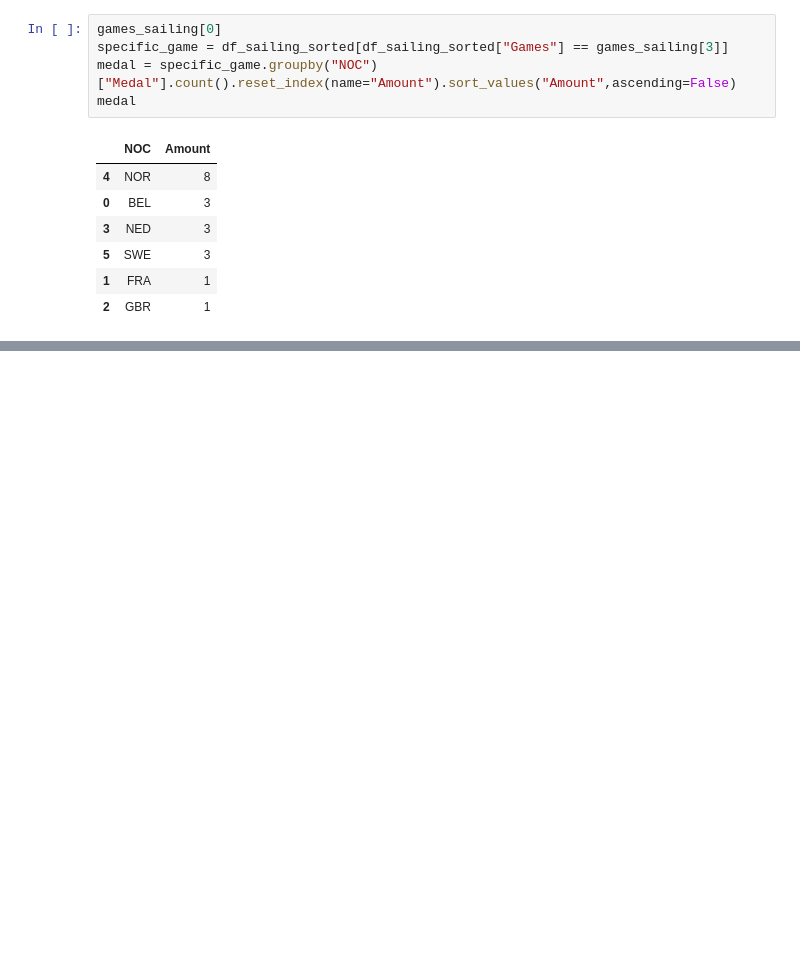
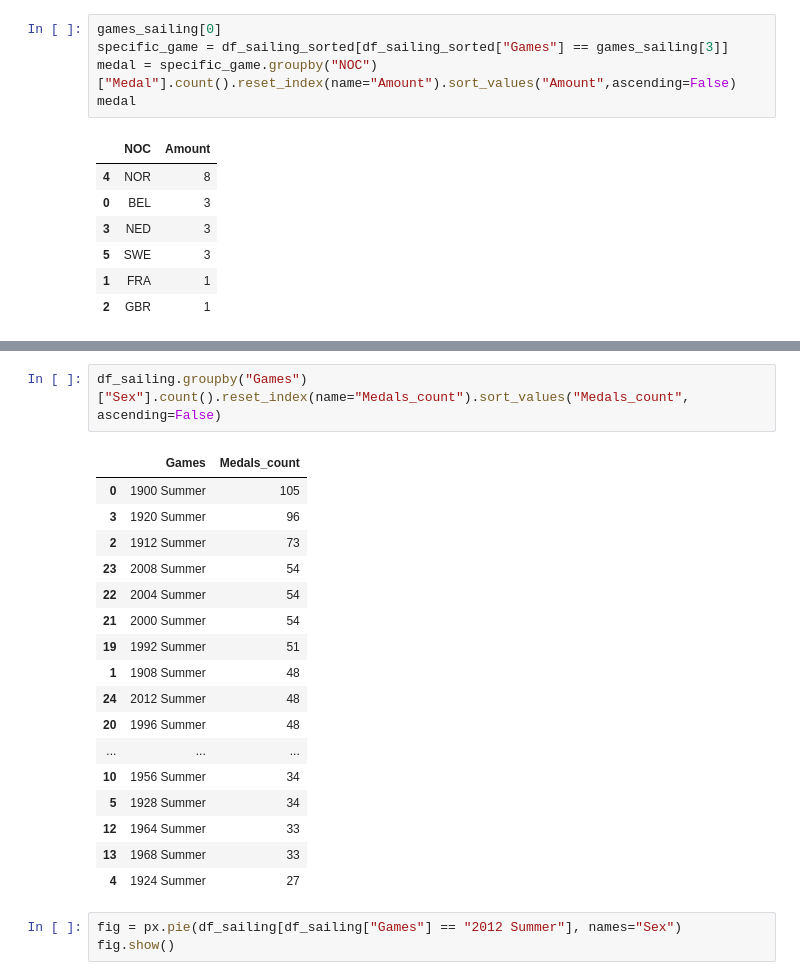
Before and after one commit to Razjoh/Projekt-os-norge, a Jupyter notebook: Rasmus_analys.ipynb, the cells around one changed output, grey strips where cells are left out. Cells and saved outputs as stored; diff of their text form; blank space fills up the shorter version.

```diff
--- a/Rasmus_analys.ipynb
+++ b/Rasmus_analys.ipynb
@@ -537,0 +577,23 @@ fig.show()
+# %%
+df_sailing.groupby("Games")["Sex"].count().reset_index(name="Medals_count").sort_values("Medals_count", ascending=False)
+# %% [output]
+|  | Games | Medals_count |
+| 0 | 1900 Summer | 105 |
+| 3 | 1920 Summer | 96 |
+| 2 | 1912 Summer | 73 |
+| 23 | 2008 Summer | 54 |
+| 22 | 2004 Summer | 54 |
+| 21 | 2000 Summer | 54 |
+| 19 | 1992 Summer | 51 |
+| 1 | 1908 Summer | 48 |
+| 24 | 2012 Summer | 48 |
+| 20 | 1996 Summer | 48 |
+| ... | ... | ... |
+| 10 | 1956 Summer | 34 |
+| 5 | 1928 Summer | 34 |
+| 12 | 1964 Summer | 33 |
+| 13 | 1968 Summer | 33 |
+| 4 | 1924 Summer | 27 |
+# %%
+fig = px.pie(df_sailing[df_sailing["Games"] == "2012 Summer"], names="Sex")
+fig.show()
```
Also changed, not shown: parts of 4 cells of this notebook, 3 other files.
